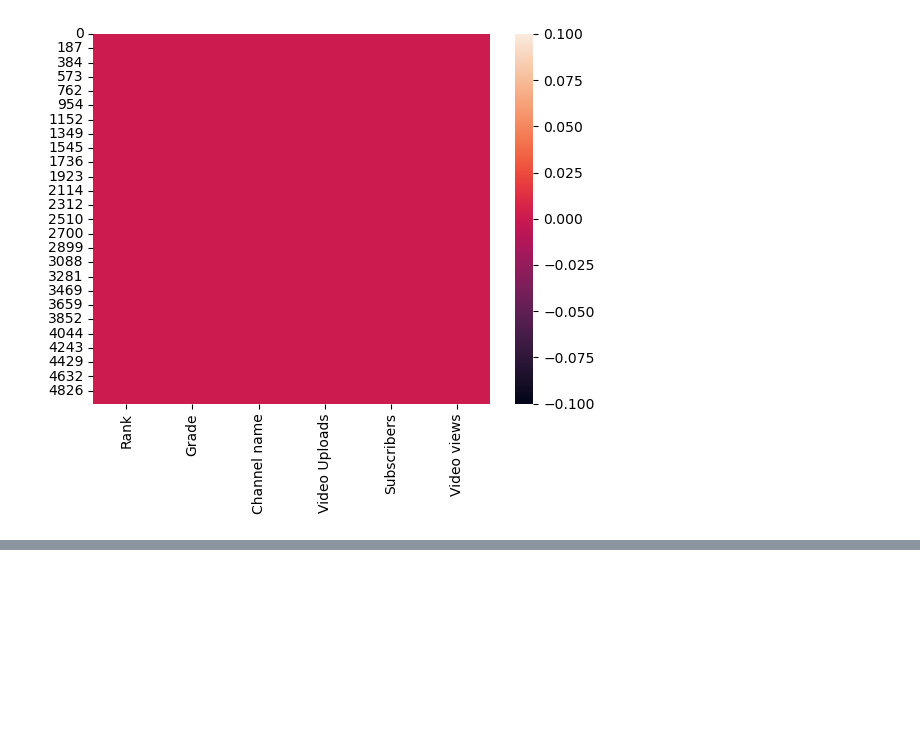
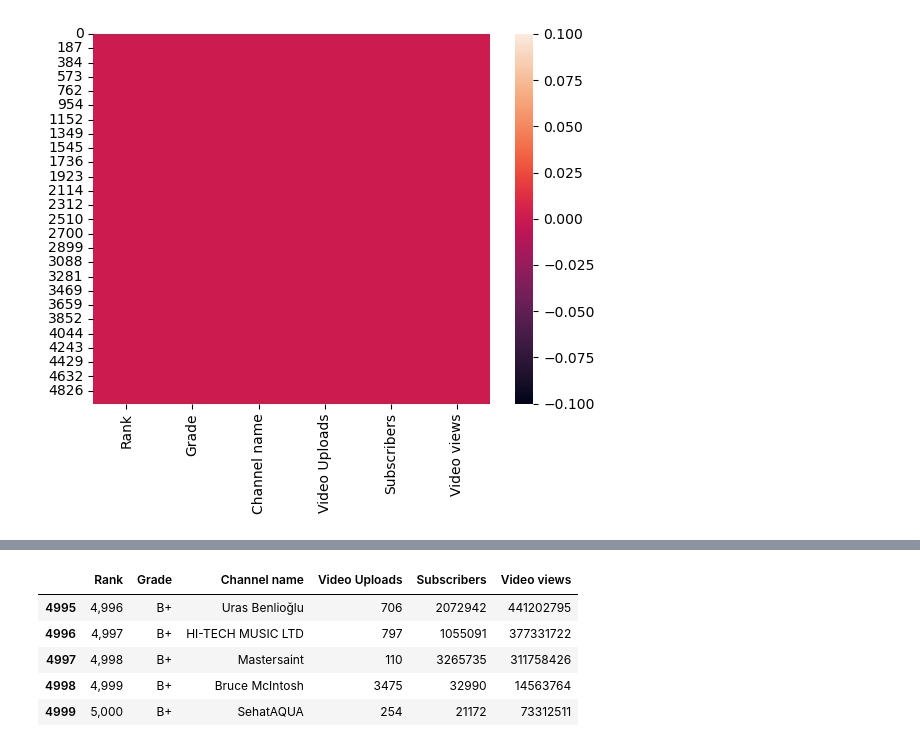
Before and after one commit to Abricos-gt/Data_Science_projects, a Jupyter notebook: youtube-analysis.ipynb, the cells around one changed output, grey strips where cells are left out. Cells and saved outputs as stored; diff of their text form; code cells hidden in the pictures; blank space fills up the shorter version.

```diff
--- a/youtube-analysis.ipynb
+++ b/youtube-analysis.ipynb
@@ -178,0 +188,11 @@ sns.heatmap(df1.isnull())
+# %%
+df1['Rank'] = df1['Rank'].str[0:-2]
+# %%
+df1.tail()
+# %% [output]
+|  | Rank | Grade | Channel name | Video Uploads | Subscribers | Video views |
+| 4995 | 4,996 | B+ | Uras Benlioğlu | 706 | 2072942 | 441202795 |
+| 4996 | 4,997 | B+ | HI-TECH MUSIC LTD | 797 | 1055091 | 377331722 |
+| 4997 | 4,998 | B+ | Mastersaint | 110 | 3265735 | 311758426 |
+| 4998 | 4,999 | B+ | Bruce McIntosh | 3475 | 32990 | 14563764 |
+| 4999 | 5,000 | B+ | SehatAQUA | 254 | 21172 | 73312511 |
```
Also changed, not shown: parts of 3 cells of this notebook.
